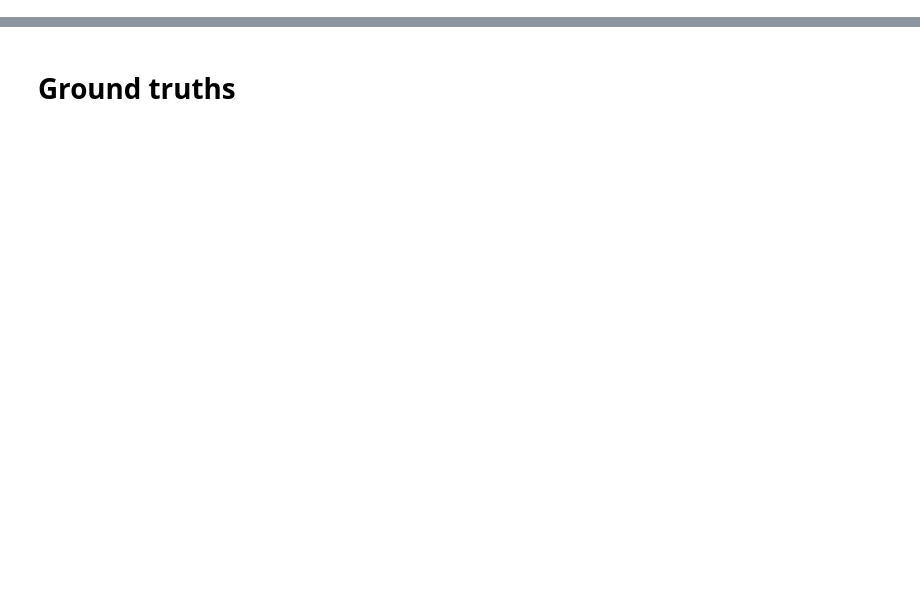
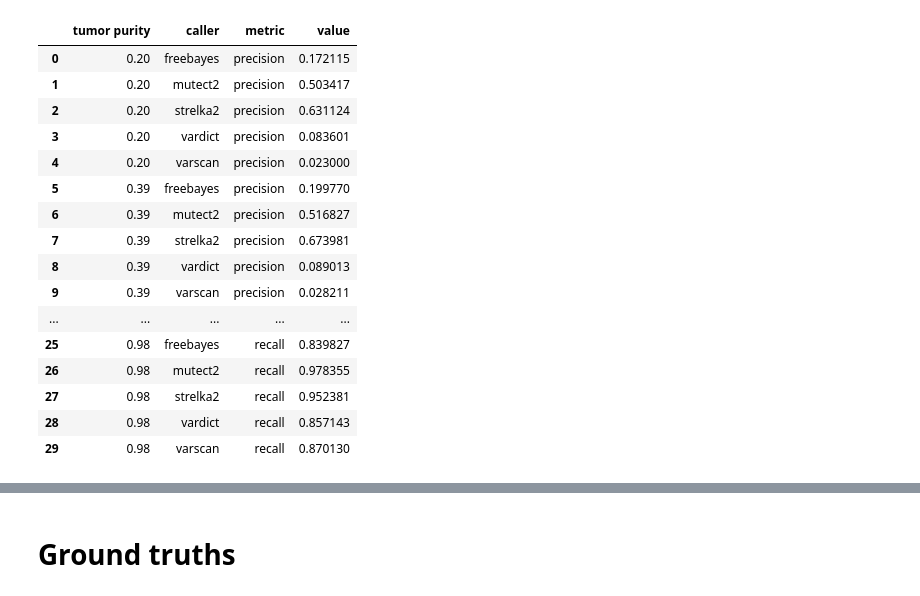
Before and after one commit to hanaecarrie/cfdna_snv_benchmark, a Jupyter notebook: analysis/SMURF benchmark.ipynb, the cells around one changed output, grey strips where cells are left out. Saved outputs shown, nothing was run; the diff lists cells and outputs as text; code cells hidden in the pictures; blank space fills up the shorter version.

```diff
--- a/analysis/SMURF benchmark.ipynb
+++ b/analysis/SMURF benchmark.ipynb
@@ -50,0 +190,20 @@ df_ind.head()
+# %%
+pd_results_aux
+# %% [output]
+|  | tumor purity | caller | metric | value |
+| 0 | 0.20 | freebayes | precision | 0.172115 |
+| 1 | 0.20 | mutect2 | precision | 0.503417 |
+| 2 | 0.20 | strelka2 | precision | 0.631124 |
+| 3 | 0.20 | vardict | precision | 0.083601 |
+| 4 | 0.20 | varscan | precision | 0.023000 |
+| 5 | 0.39 | freebayes | precision | 0.199770 |
+| 6 | 0.39 | mutect2 | precision | 0.516827 |
+| 7 | 0.39 | strelka2 | precision | 0.673981 |
+| 8 | 0.39 | vardict | precision | 0.089013 |
+| 9 | 0.39 | varscan | precision | 0.028211 |
+| ... | ... | ... | ... | ... |
+| 25 | 0.98 | freebayes | recall | 0.839827 |
+| 26 | 0.98 | mutect2 | recall | 0.978355 |
+| 27 | 0.98 | strelka2 | recall | 0.952381 |
+| 28 | 0.98 | vardict | recall | 0.857143 |
+| 29 | 0.98 | varscan | recall | 0.870130 |
```
Also changed, not shown: parts of 15 cells of this notebook, 2 other files.
